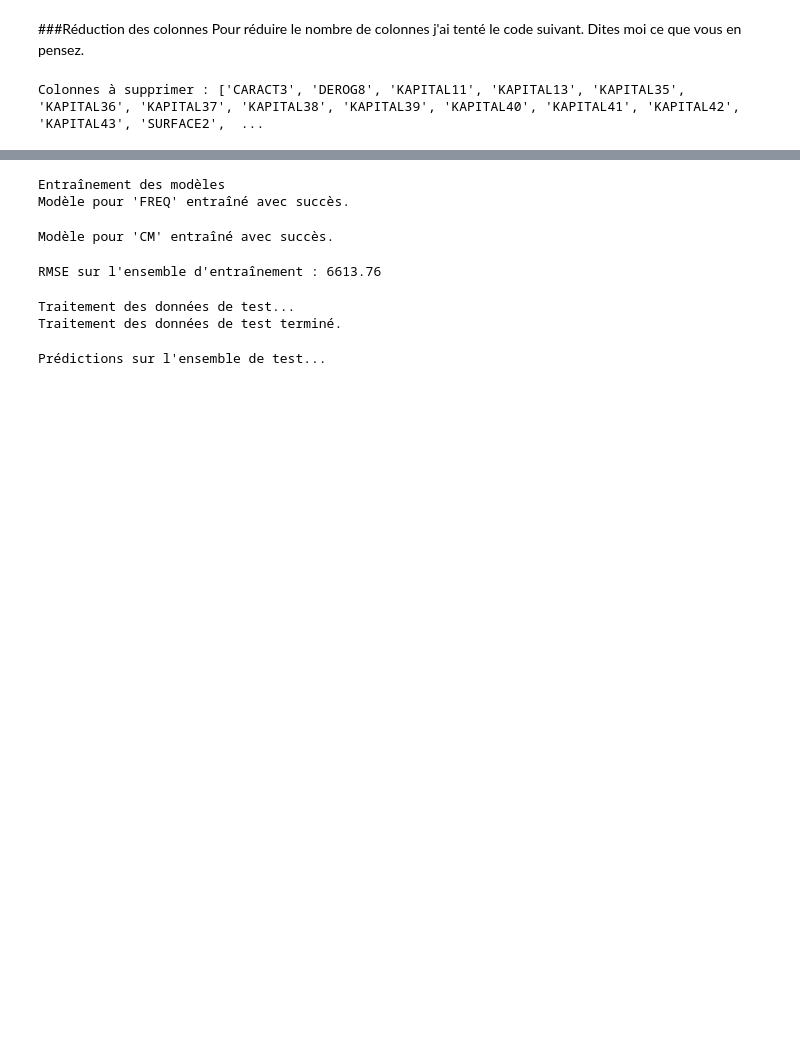
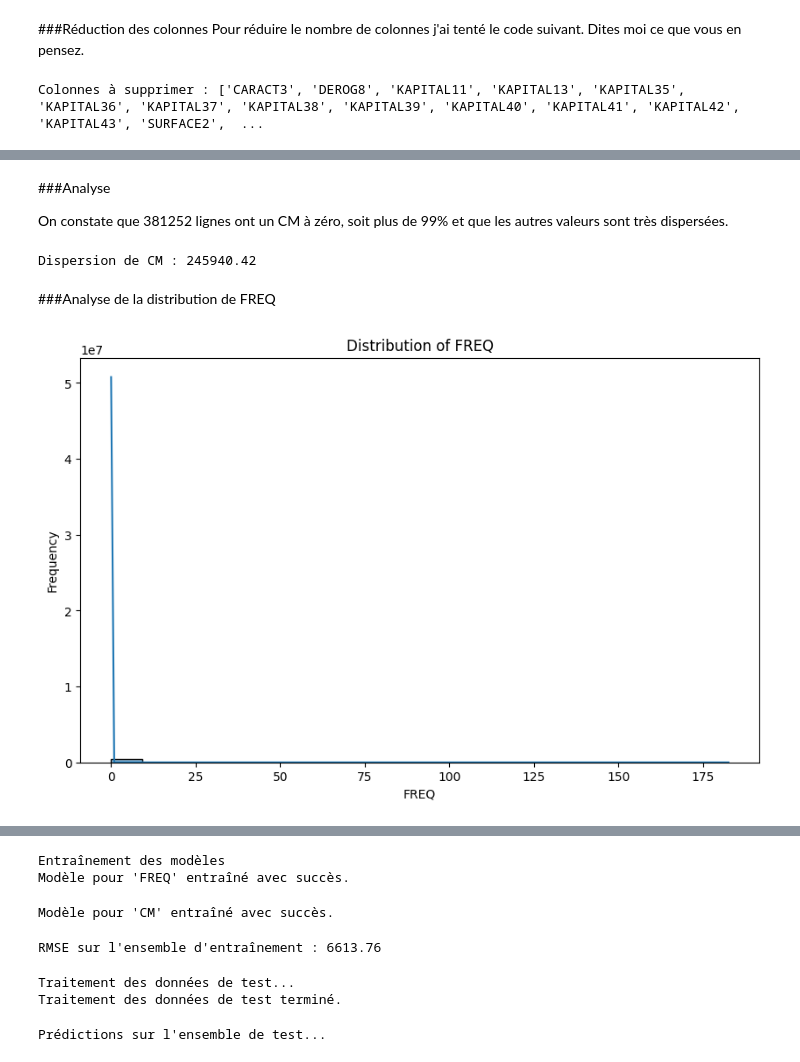
Before and after one commit to auduvignac/challengedata_ens_AssurPrime, a Jupyter notebook: notebooks/exploration/exploration.ipynb, the cells around one changed output, grey strips where cells are left out. Saved outputs shown, nothing was run; the diff lists cells and outputs as text; code cells hidden in the pictures; blank space fills up the shorter version.

```diff
--- a/notebooks/exploration/exploration.ipynb
+++ b/notebooks/exploration/exploration.ipynb
@@ -320,0 +343,26 @@ Colonnes à supprimer : ['CARACT3', 'DEROG8', 'KAPITAL11', 'KAPITAL13', 'KAPITAL
+# %% [markdown]
+###Analyse
+
+On constate que 381252 lignes ont un CM à zéro, soit plus de 99% et que les autres valeurs sont très dispersées.
+# %%
+# Calcul de la dispersion de CM
+
+mu = np.mean(y_train['CM'])
+var = np.var(y_train['CM'])
+
+dispersion_ratio = var / mu
+print(f"Dispersion de CM : {dispersion_ratio:.2f}")
+# %% [output]
+Dispersion de CM : 245940.42
+# %% [markdown]
+###Analyse de la distribution de FREQ
+# %%
+# Graphe de distribution de FREQ
+plt.figure(figsize=(10, 6))
+sns.histplot(y_train['FREQ'], kde=True)  # histogramme de frequence et densité (kde=True)
+plt.title('Distribution of FREQ')
+plt.xlabel('FREQ')
+plt.ylabel('Frequency')
+plt.show()
+# %% [output]
+[figure, added]
```
Also changed, not shown: parts of 29 cells of this notebook.
